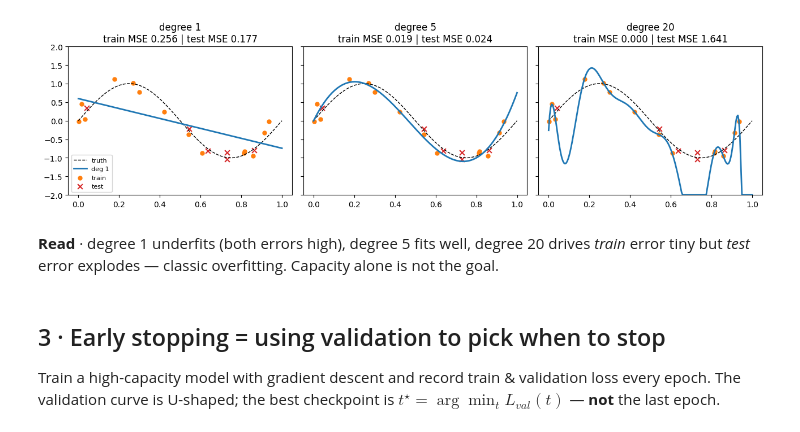
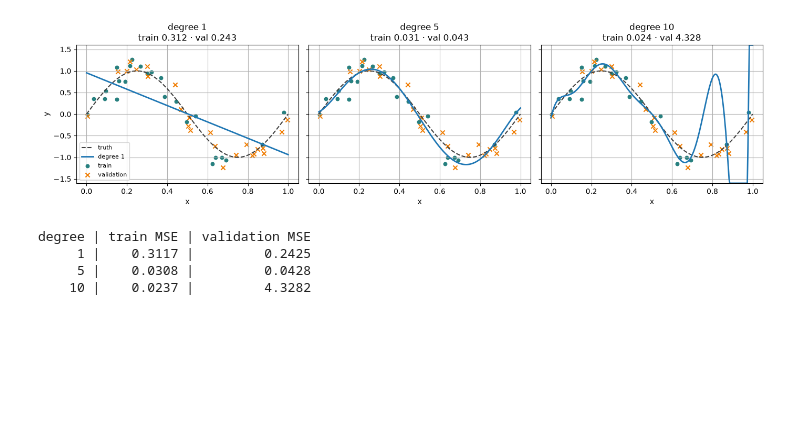
Before and after one commit to nipunbatra/dl-teaching, a Jupyter notebook: notebooks/L07/01_overfitting_and_early_stopping.ipynb, the cells around one changed output. Drawn from its saved outputs; the diff is of its cells as text; code cells hidden in the pictures; blank space fills up the shorter version.

```diff
--- a/notebooks/L07/01_overfitting_and_early_stopping.ipynb
+++ b/notebooks/L07/01_overfitting_and_early_stopping.ipynb
@@ -8,4 +8,5 @@
 import numpy as np
 import matplotlib.pyplot as plt
 
-rng = np.random.default_rng(0)
+rng = np.random.default_rng(7)
+plt.rcParams.update({'figure.figsize': (7, 4), 'axes.grid': True})
@@ -17,13 +18,12 @@ The truth is $\sin(2\pi x)$; we only observe noisy samples and split them into t
 def truth(x):
     return np.sin(2 * np.pi * x)
 
-n = 20
-x = np.sort(rng.uniform(0, 1, n))
-y = truth(x) + rng.normal(0, 0.25, n)
-
-idx = rng.permutation(n)
-tr, te = idx[:14], idx[14:]
+x = rng.uniform(0, 1, 72)
+y = truth(x) + rng.normal(0, 0.22, len(x))
+order = rng.permutation(len(x))
+tr, va, te = order[:24], order[24:48], order[48:]
 x_tr, y_tr = x[tr], y[tr]
+x_va, y_va = x[va], y[va]
 x_te, y_te = x[te], y[te]
-print(f'{len(x_tr)} train points, {len(x_te)} test points')
+print(f'train={len(tr)}, validation={len(va)}, test={len(te)}')
 # %% [output]
@@ -35,24 +39,29 @@ Fit polynomials of degree 1 (too simple), 5 (about right) and 20 (too flexible)
 # %%
-grid = np.linspace(0, 1, 200)
-degrees = [1, 5, 20]
-fig, axes = plt.subplots(1, 3, figsize=(13, 3.6), sharey=True)
-for ax, d in zip(axes, degrees):
-    coef = np.polyfit(x_tr, y_tr, d)
-    tr_mse = np.mean((np.polyval(coef, x_tr) - y_tr) ** 2)
-    te_mse = np.mean((np.polyval(coef, x_te) - y_te) ** 2)
-    ax.plot(grid, truth(grid), 'k--', lw=1, label='truth')
-    ax.plot(grid, np.clip(np.polyval(coef, grid), -2, 2), 'C0', lw=2, label=f'deg {d}')
-    ax.scatter(x_tr, y_tr, c='C1', s=25, label='train')
-    ax.scatter(x_te, y_te, c='C3', marker='x', s=40, label='test')
-    ax.set_title(f'degree {d}\ntrain MSE {tr_mse:.3f} | test MSE {te_mse:.3f}')
-    ax.set_ylim(-2, 2)
+grid = np.linspace(0, 1, 300)
+degrees = [1, 5, 10]
+fig, axes = plt.subplots(1, 3, figsize=(14, 3.8), sharex=True, sharey=True)
+records = []
+for ax, degree in zip(axes, degrees):
+    coef = np.polyfit(x_tr, y_tr, degree)
+    train_mse = np.mean((np.polyval(coef, x_tr) - y_tr) ** 2)
+    val_mse = np.mean((np.polyval(coef, x_va) - y_va) ** 2)
+    records.append((degree, train_mse, val_mse))
+    ax.plot(grid, truth(grid), '--', color='0.25', label='truth')
+    ax.plot(grid, np.clip(np.polyval(coef, grid), -1.6, 1.6), lw=2, label=f'degree {degree}')
+    ax.scatter(x_tr, y_tr, s=22, color='#27807f', label='train')
+    ax.scatter(x_va, y_va, s=35, marker='x', color='#f07c00', label='validation')
+    ax.set_title(f'degree {degree}\ntrain {train_mse:.3f} · val {val_mse:.3f}')
+    ax.set_ylim(-1.6, 1.6)
+    ax.set_xlabel('x')
+axes[0].set_ylabel('y')
 axes[0].legend(fontsize=8, loc='lower left')
 plt.tight_layout(); plt.show()
+print('degree | train MSE | validation MSE')
+for row in records:
+    print(f'{row[0]:>6} | {row[1]:>9.4f} | {row[2]:>14.4f}')
 # %% [output]
-[figure, old version]
+[figure, new version]
+degree | train MSE | validation MSE
+     1 |    0.3117 |         0.2425
+     5 |    0.0308 |         0.0428
+    10 |    0.0237 |         4.3282
-# %% [markdown]
-**Read** · degree 1 underfits (both errors high), degree 5 fits well, degree 20 drives *train* error tiny but *test* error explodes — classic overfitting. Capacity alone is not the goal.
-# %% [markdown]
-## 3 · Early stopping = using validation to pick when to stop
-
-Train a high-capacity model with gradient descent and record train & validation loss every epoch. The validation curve is U-shaped; the best checkpoint is $t^\star=\arg\min_t L_{val}(t)$ — **not** the last epoch.
```
Also changed, not shown: parts of 20 cells of this notebook, 6 other files.
